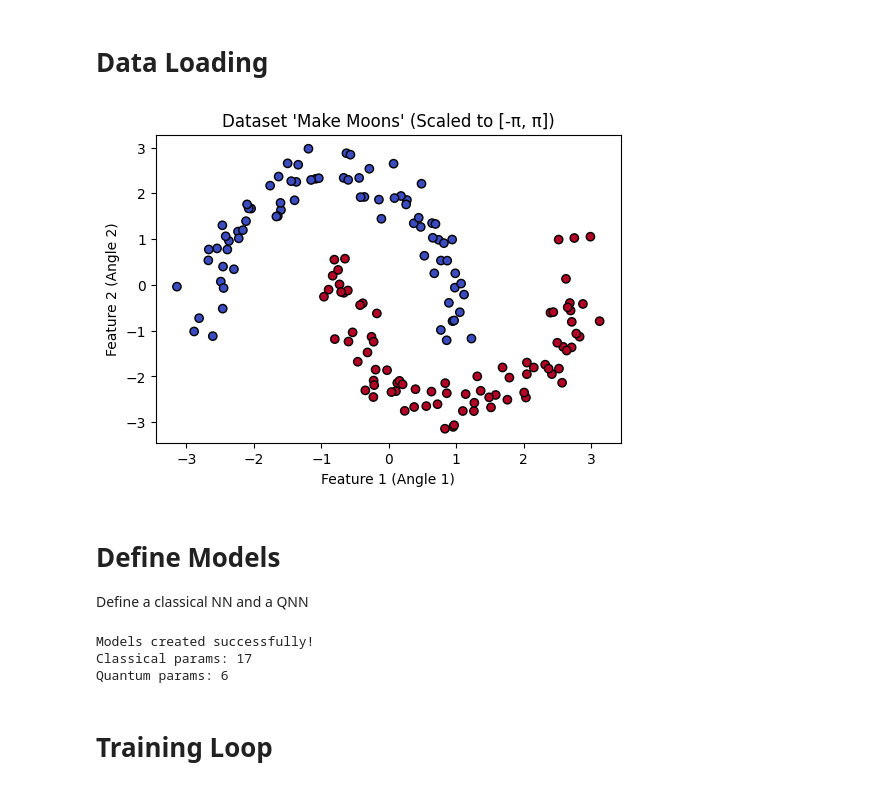
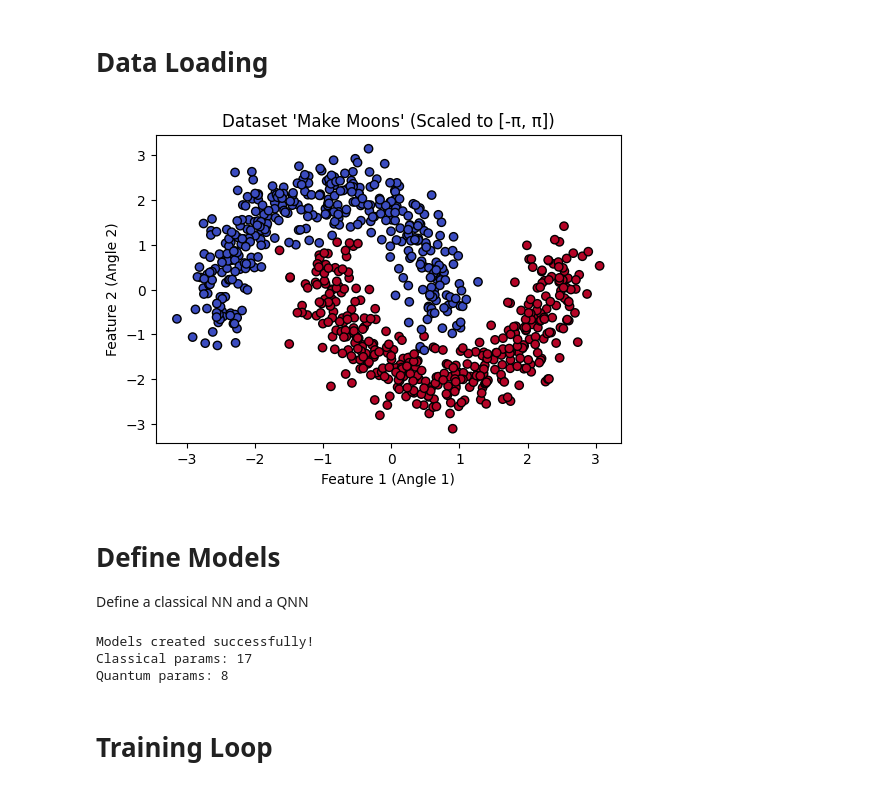
Before and after one commit to mikelpri3/QML_Frontiers, a Jupyter notebook: PFG_QML/moons_NN_QNN.ipynb, the cells around one changed output. Drawn from its saved outputs; the diff is of its cells as text; code cells hidden in the pictures.

Commit message:
moons finished

```diff
--- a/PFG_QML/moons_NN_QNN.ipynb
+++ b/PFG_QML/moons_NN_QNN.ipynb
@@ -21,30 +34,30 @@ import time
 # %%
 # Data Loading
-X, y = make_moons(n_samples=200, noise=0.1, random_state=42) # 200 samples with a bit of noise
+X, y = make_moons(n_samples=1000, noise=0.15, random_state=SEED) # 300 samples with a bit of noise
 
 # Scale data to the interval [-π, π] to use as rotation angles
 scaler = MinMaxScaler(feature_range=(-np.pi, np.pi))
 X_scaled = scaler.fit_transform(X)
 
 # Train Test spliting
 X_train, X_test, y_train, y_test = train_test_split(X_scaled, y, test_size=0.2, random_state=42)
 
 # Convert to PyTorch tensors
 X_train_t = torch.tensor(X_train, dtype=torch.float32)
 y_train_t = torch.tensor(y_train, dtype=torch.float32).view(-1, 1)
 X_test_t = torch.tensor(X_test, dtype=torch.float32)
 y_test_t = torch.tensor(y_test, dtype=torch.float32).view(-1, 1)
 
 
 # Dataset Visualization
 plt.figure(figsize=(6, 4))
 plt.scatter(X_train[:, 0], X_train[:, 1], c=y_train, cmap='coolwarm', edgecolors='k')
 plt.title("Dataset 'Make Moons' (Scaled to [-π, π])")
 plt.xlabel("Feature 1 (Angle 1)")
 plt.ylabel("Feature 2 (Angle 2)")
 plt.show()
 # %% [output]
-[figure, old version]
+[figure, new version]
 # %% [markdown]
 # Define Models
 
@@ -104,15 +117,15 @@ class QuantumNN(nn.Module):
 # %%
 # Instantiate both models
 model_classical = ClassicalNN()
-model_quantum = QuantumNN()
+model_quantum_basic = QuantumNN()
 
 print("Models created successfully!")
 print(f"Classical params: {sum(p.numel() for p in model_classical.parameters())}")
-print(f"Quantum params: {sum(p.numel() for p in model_quantum.parameters())}")
+print(f"Quantum params: {sum(p.numel() for p in model_quantum_basic.parameters())}")
 # %% [output]
 Models created successfully!
 Classical params: 17
-Quantum params: 6
+Quantum params: 8
 # %% [markdown]
 # Training Loop
 # %%
```
Also changed, not shown: parts of 33 cells of this notebook, 1 other file.
